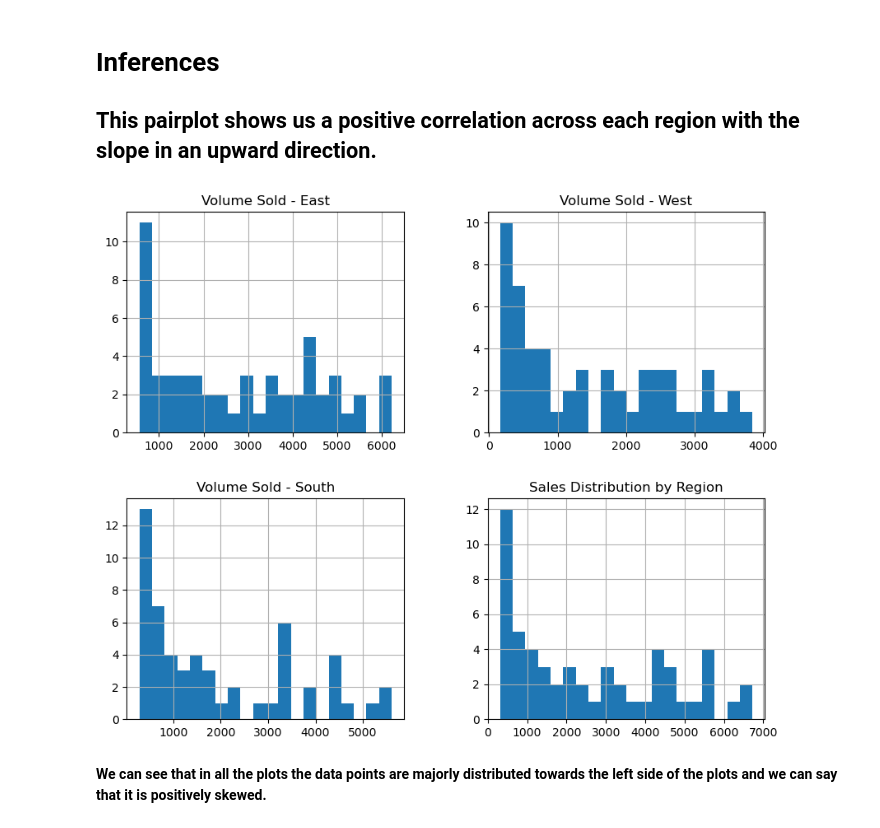
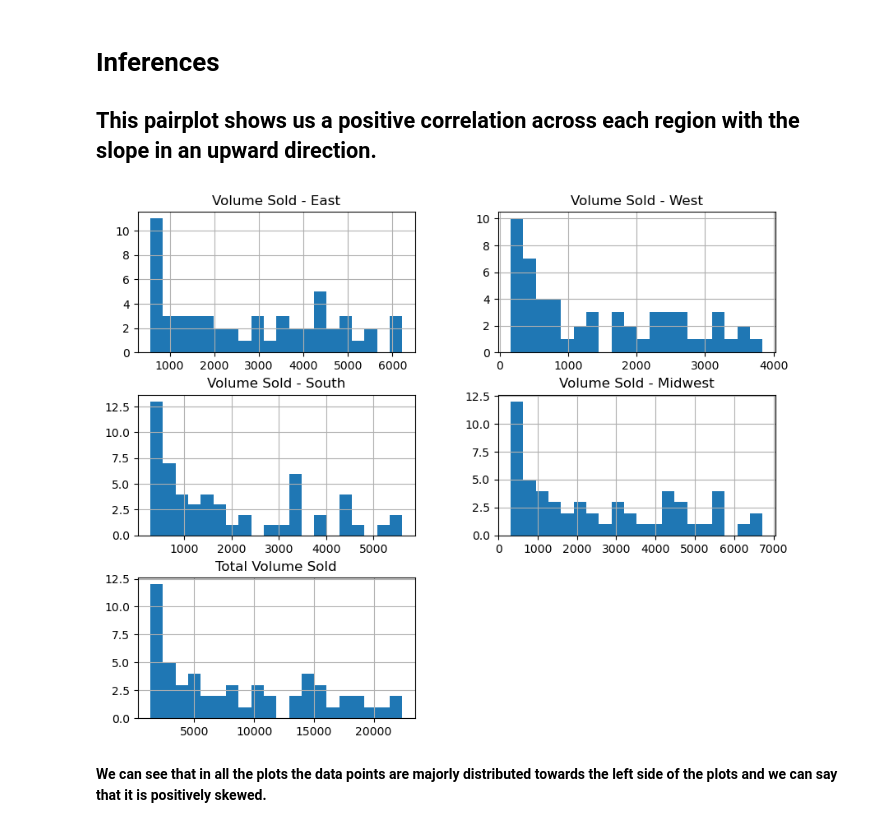
Before and after one commit to daryllalmeida/Drug-Forecasting, a Jupyter notebook: Mounjaro Forecasting Project.ipynb, the cells around one changed output. Drawn from its saved outputs; the diff is of its cells as text; code cells hidden in the pictures.

```diff
--- a/Mounjaro Forecasting Project.ipynb
+++ b/Mounjaro Forecasting Project.ipynb
@@ -174,11 +174,11 @@ plt.show()
 # %%
 #Histogram
 
-df[['Volume Sold - East', 'Volume Sold - West', 'Volume Sold - South', 'Volume Sold - Midwest']].hist(bins=20, figsize=(10, 8))
-plt.title('Sales Distribution by Region')
+df[['Volume Sold - East', 'Volume Sold - West', 'Volume Sold - South', 'Volume Sold - Midwest','Total Volume Sold']].hist(bins=20, figsize=(10, 8))
+plt.title('Sales Distribution across US')
 plt.show()
 # %% [output]
-[figure, old version]
+[figure, new version]
 # %% [markdown]
 <b> We can see that in all the plots the data points are majorly distributed towards the left side of the plots and we can say that it is positively skewed. </b>
 # %%
```
Also changed, not shown: parts of 9 cells of this notebook.
